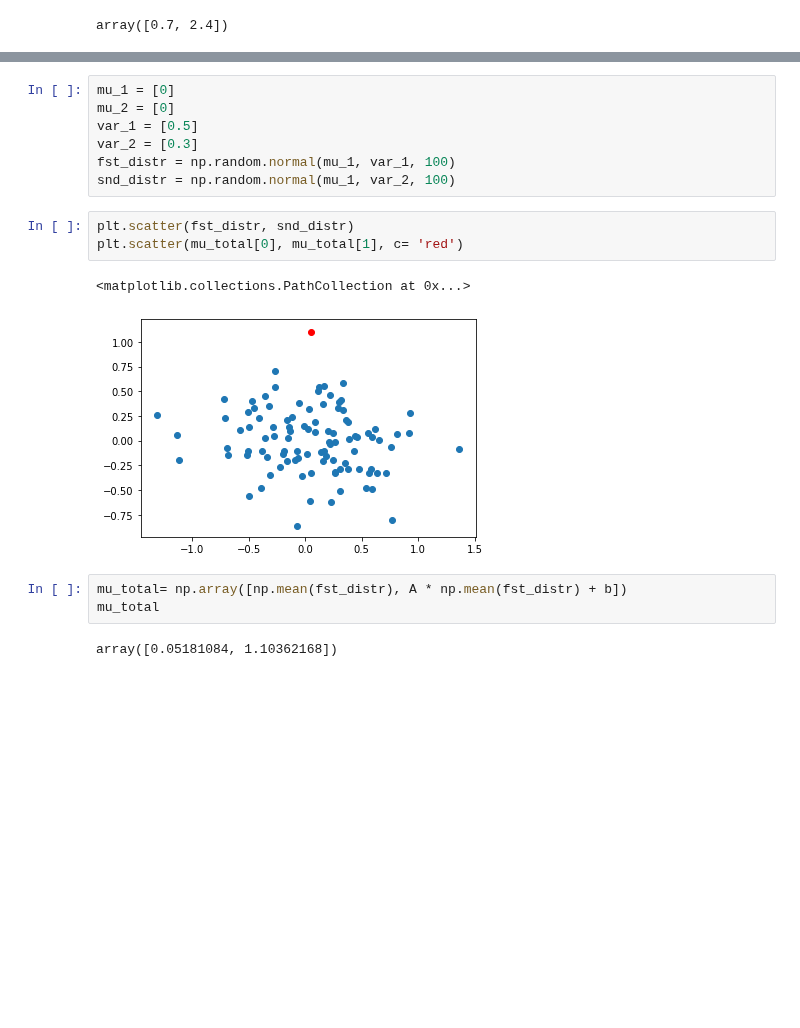
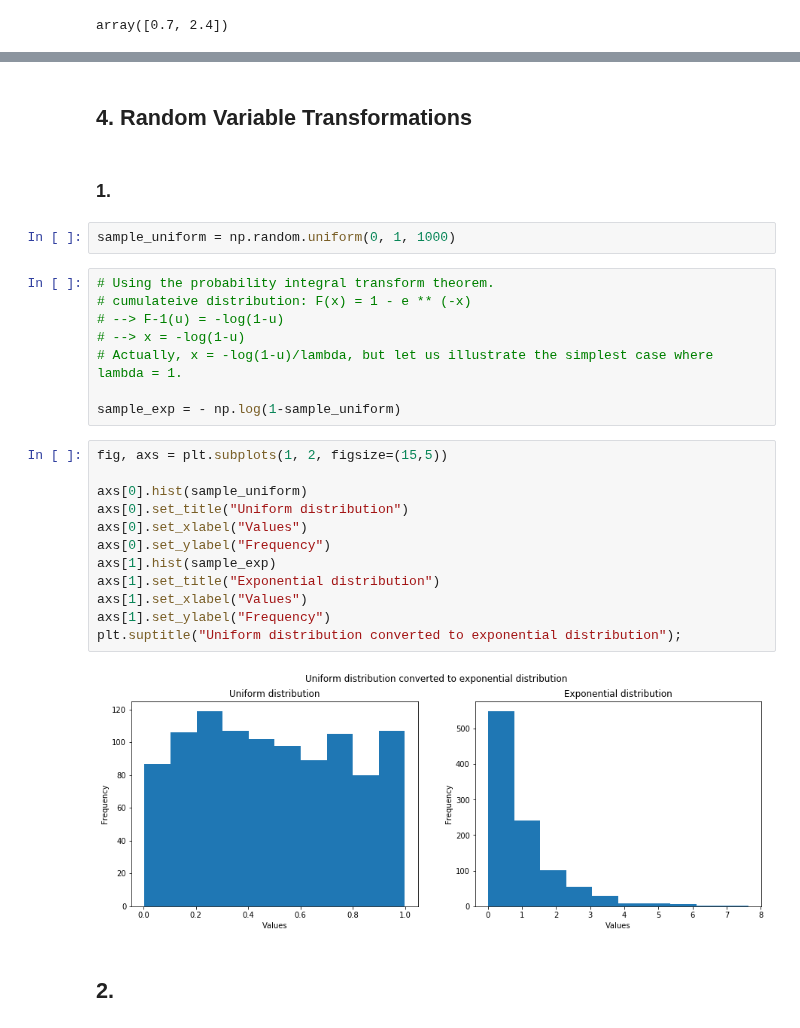
Before and after one commit to DorotheaMueller/statistics_assignments, a Jupyter notebook: ex_1.ipynb, the cells around one changed output, grey strips where cells are left out. Saved outputs shown, nothing was run; the diff lists cells and outputs as text; blank space fills up the shorter version.

```diff
--- a/ex_1.ipynb
+++ b/ex_1.ipynb
@@ -391,18 +433,30 @@ ValueError: shape mismatch: objects cannot be broadcast to a single shape
-# %%
-mu_1 = [0]
-mu_2 = [0]
-var_1 = [0.5]
-var_2 = [0.3]
-fst_distr = np.random.normal(mu_1, var_1, 100)
-snd_distr = np.random.normal(mu_1, var_2, 100)
-# %%
-plt.scatter(fst_distr, snd_distr)
-plt.scatter(mu_total[0], mu_total[1], c= 'red')
-# %% [output]
-<matplotlib.collections.PathCollection at 0x...>
-[figure, removed]
-# %%
-mu_total= np.array([np.mean(fst_distr), A * np.mean(fst_distr) + b])
-mu_total
-# %% [output]
-array([0.05181084, 1.10362168])
+# %% [markdown]
+## 4. Random Variable Transformations
+# %% [markdown]
+### 1.
+# %%
+sample_uniform = np.random.uniform(0, 1, 1000)
+# %%
+# Using the probability integral transform theorem.
+# cumulateive distribution: F(x) = 1 - e ** (-x)
+# --> F-1(u) = -log(1-u)
+# --> x = -log(1-u)
+# Actually, x = -log(1-u)/lambda, but let us illustrate the simplest case where lambda = 1.
+
+sample_exp = - np.log(1-sample_uniform)
+# %%
+fig, axs = plt.subplots(1, 2, figsize=(15,5))
+
+axs[0].hist(sample_uniform)
+axs[0].set_title("Uniform distribution")
+axs[0].set_xlabel("Values")
+axs[0].set_ylabel("Frequency")
+axs[1].hist(sample_exp)
+axs[1].set_title("Exponential distribution")
+axs[1].set_xlabel("Values")
+axs[1].set_ylabel("Frequency")
+plt.suptitle("Uniform distribution converted to exponential distribution");
+# %% [output]
+[figure, added]
+# %% [markdown]
+## 2.
```
Also changed, not shown: parts of 12 cells of this notebook.
